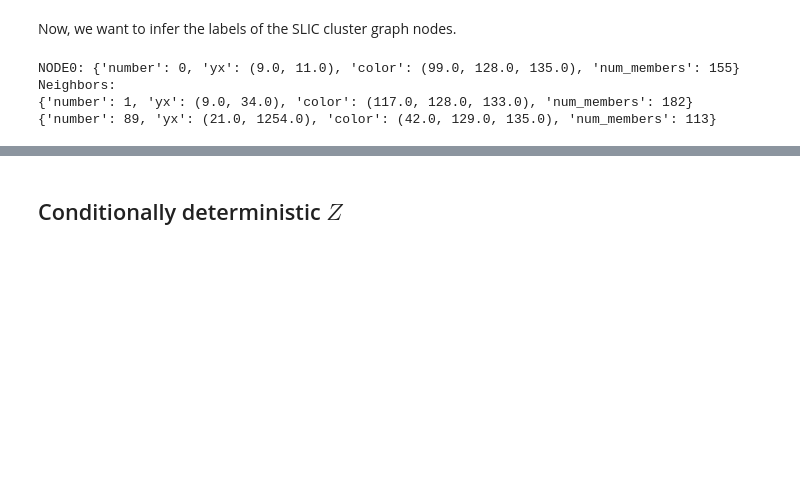
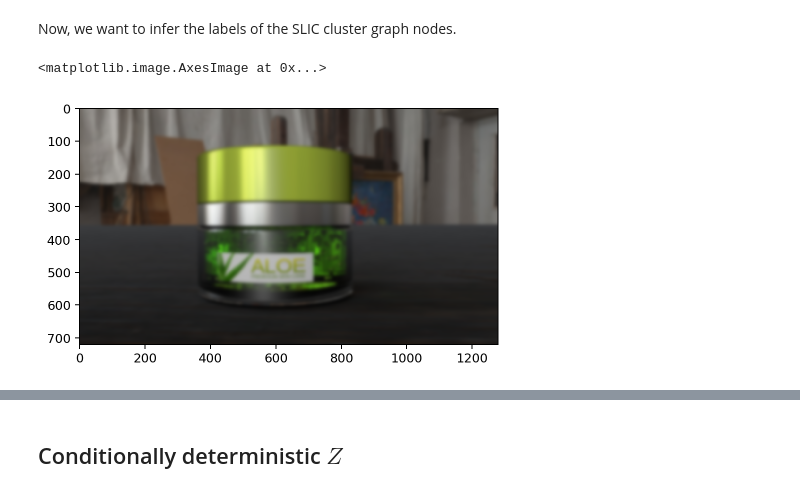
Before and after one commit to JulesSanchez/PhotoRoom-Object-Segmentation, a Jupyter notebook: notebooks/crf.ipynb, the cells around one changed output, grey strips where cells are left out. Drawn from its saved outputs; the diff is of its cells as text; code cells hidden in the pictures; blank space fills up the shorter version.

```diff
--- a/notebooks/crf.ipynb
+++ b/notebooks/crf.ipynb
@@ -86,12 +89,2 @@ from utils import get_slic_graph
 # %%
 nodes, neighbors = get_slic_graph(slic, assignments)
-# %%
-print("NODE0:", nodes[0])
-print("Neighbors:")
-for n in neighbors[0]:
-    print(nodes[n])
-# %% [output]
-NODE0: {'number': 0, 'yx': (9.0, 11.0), 'color': (99.0, 128.0, 135.0), 'num_members': 155}
-Neighbors:
-{'number': 1, 'yx': (9.0, 34.0), 'color': (117.0, 128.0, 133.0), 'num_members': 182}
-{'number': 89, 'yx': (21.0, 1254.0), 'color': (42.0, 129.0, 135.0), 'num_members': 113}
@@ -107,0 +95,6 @@ mask_nodes = get_node_mask(mask, nodes)
+# %%
+img_gauss = (skfil.gaussian(img, sigma=5, multichannel=True) * 255).astype(np.uint8)
+plt.imshow(img_gauss)
+# %% [output]
+<matplotlib.image.AxesImage at 0x...>
+[figure, added]
```
Also changed, not shown: parts of 22 cells of this notebook, 1 other file.
